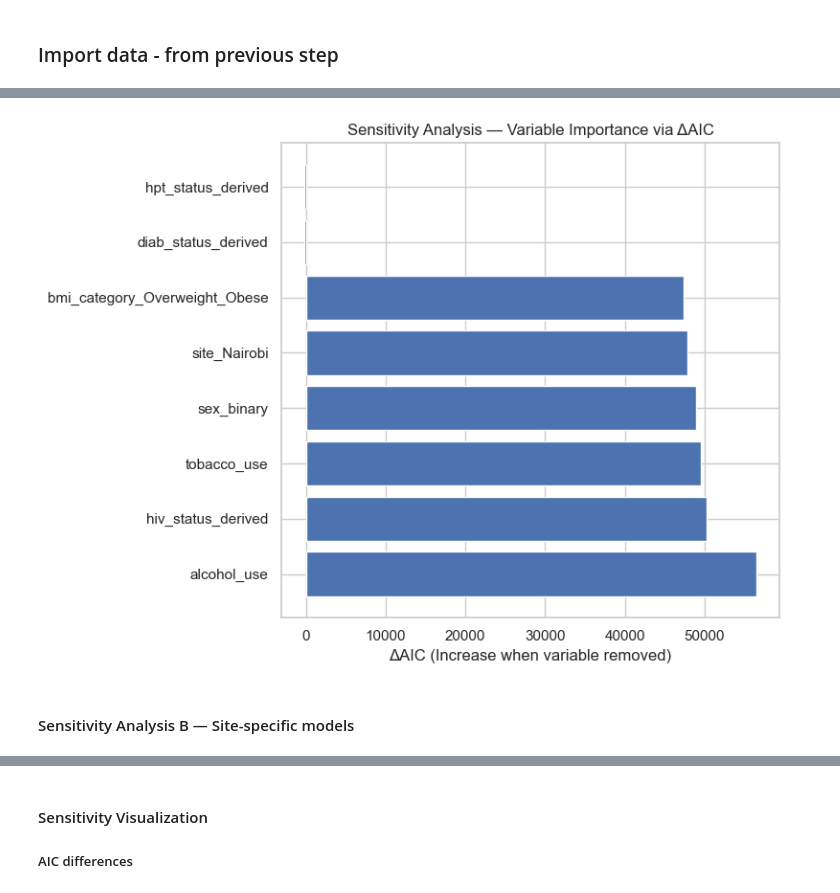
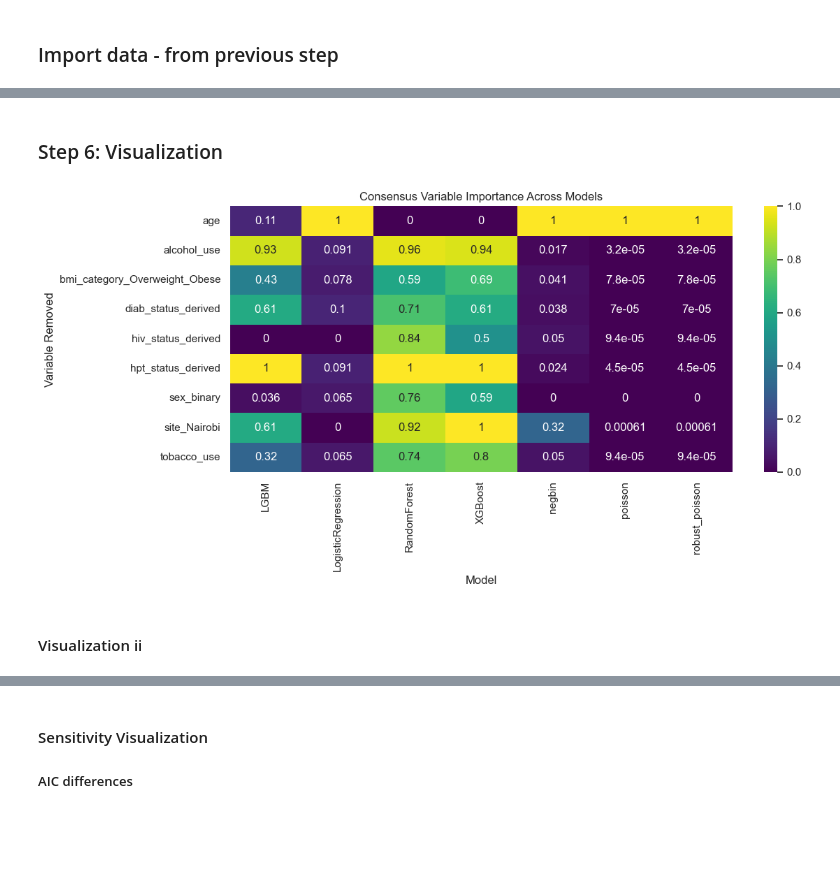
Before and after one commit to dmainagithub/stroke-work, a Jupyter notebook: notebooks/07_sensitivity_analysis_iii.ipynb, the cells around one changed output, grey strips where cells are left out. Saved outputs shown, nothing was run; the diff lists cells and outputs as text; code cells hidden in the pictures; blank space fills up the shorter version.

Commit message:
More work on the sensitivity analysis notebook

```diff
--- a/notebooks/07_sensitivity_analysis_iii.ipynb
+++ b/notebooks/07_sensitivity_analysis_iii.ipynb
@@ -111,2 +122,0 @@ with open(MODEL_DIR / "model_nb.pkl", "rb") as f:
-# %%
-X_full = sm.add_constant(X)
@@ -112,0 +127,2 @@ X_full = sm.add_constant(X)
+# %%
+X = X[COVARIATES].copy()
@@ -191,20 +424,41 @@ sens_sorted
+# %% [markdown]
+### Step 6: Visualization
 # %%
-import matplotlib.pyplot as plt
+import pandas as pd
+import numpy as np
 
-plt.figure(figsize=(8,6))
+df = combined_sensitivity.copy()
 
-plt.barh(
-    sens_sorted["removed_variable"],
-    sens_sorted["delta_AIC"]
+# converting both metrics into "importance"
+df["importance"] = np.where(
+    df["metric_type"]=="AIC",
+    df["delta_metric"],          # higher worse fit = important
+    -df["delta_metric"]          # drop in AUC = important
 )
 
-plt.xlabel("ΔAIC (Increase when variable removed)")
-plt.title("Sensitivity Analysis — Variable Importance via ΔAIC")
-
-plt.tight_layout()
-plt.savefig(FIG_DIR / "sensitivity_delta_aic.png", dpi=300)
-plt.show()
+# normalizing per model
+df["importance_norm"] = df.groupby("model")["importance"].transform(
+    lambda x: (x - x.min())/(x.max()-x.min())
+)
-# %% [output]
-[figure, removed]
+# %%
+heatmap_df = df.pivot_table(
+    index="removed_variable",
+    columns="model",
+    values="importance_norm"
+)
+# %%
+import seaborn as sns
+import matplotlib.pyplot as plt
+
+plt.figure(figsize=(12,6))
+sns.heatmap(heatmap_df, cmap="viridis", annot=True)
+plt.title("Consensus Variable Importance Across Models")
+plt.ylabel("Variable Removed")
+plt.xlabel("Model")
+plt.tight_layout()
+plt.savefig(FIG_DIR / "importance_across_models.png", dpi=300, bbox_inches="tight")
+plt.show()
+# %% [output]
+[figure, added]
 # %% [markdown]
-#### Sensitivity Analysis B — Site-specific models
+#### Visualization ii
```
Also changed, not shown: parts of 45 cells of this notebook, 2 other files.
